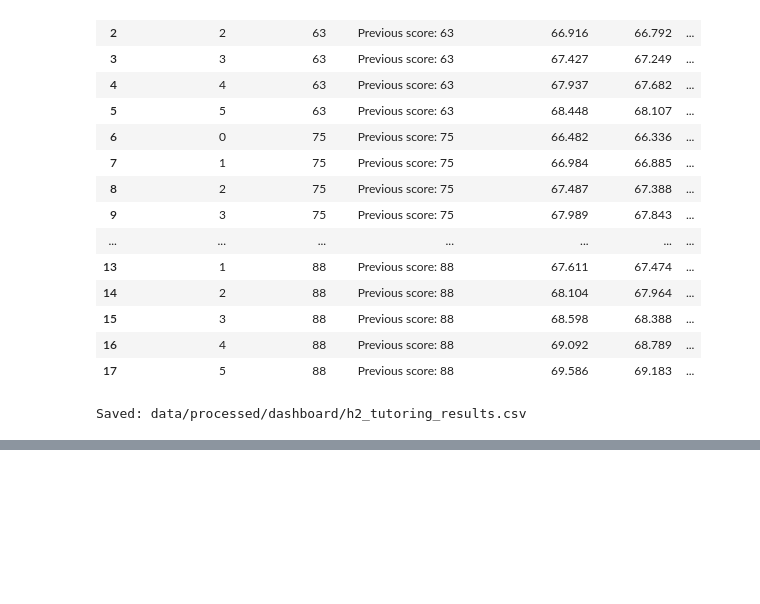
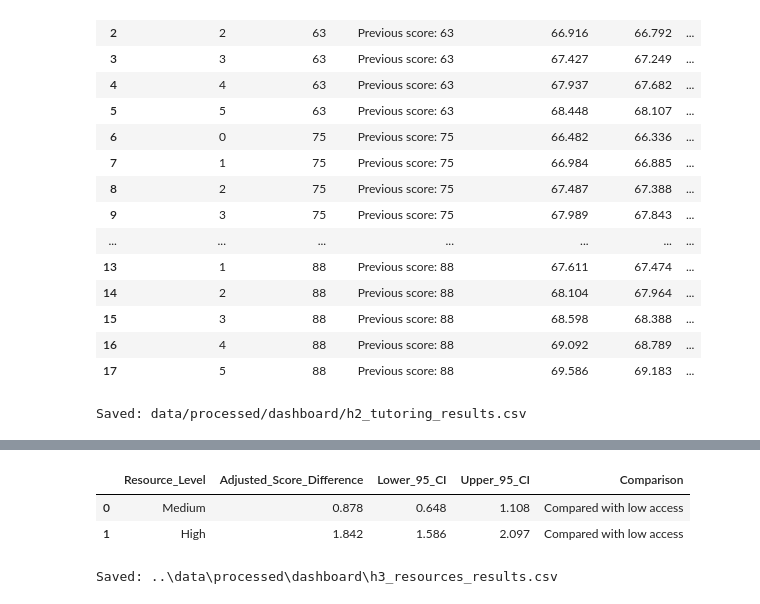
Before and after one commit to LieneRubule/student-performance-analysis, a Jupyter notebook: jupyter_notebooks/Student_Performance_Hypothesis_Testing.ipynb, the cells around one changed output, grey strips where cells are left out. Cells and saved outputs as stored; diff of their text form; code cells hidden in the pictures; blank space fills up the shorter version.

Commit message:
Export H3 resource access results for Power BI

```diff
--- a/jupyter_notebooks/Student_Performance_Hypothesis_Testing.ipynb
+++ b/jupyter_notebooks/Student_Performance_Hypothesis_Testing.ipynb
@@ -2883,0 +2892,59 @@ Saved: data/processed/dashboard/h2_tutoring_results.csv
+# %%
+# H3: Export adjusted resource-access results for Power BI
+# Compare medium and high access with low access, accounting for
+# family income and previous scores. Include 95% confidence intervals
+# and save the results locally as h3_resources_results.csv.
+
+from pathlib import Path
+import pandas as pd
+
+# Get the 95% confidence intervals from the fitted H3 model.
+# This model accounts for family income and previous scores.
+h3_confidence_intervals = h3_model.conf_int(alpha=0.05)
+
+# Create an empty list to collect the results for each resource level.
+h3_rows = []
+
+# Extract medium and high access results.
+# Low access is the reference category, so each coefficient represents
+# an adjusted exam-score difference compared with low access.
+for level in ["Medium", "High"]:
+
+    # Match the coefficient name used in the fitted model.
+    term = (
+        'C(Access_to_Resources, Treatment(reference="Low"))'
+        f"[T.{level}]"
+    )
+
+    # Store the estimated difference and its confidence limits.
+    h3_rows.append({
+        "Resource_Level": level,
+        "Adjusted_Score_Difference": h3_model.params[term],
+        "Lower_95_CI": h3_confidence_intervals.loc[term, 0],
+        "Upper_95_CI": h3_confidence_intervals.loc[term, 1],
+        "Comparison": "Compared with low access"
+    })
+
+# Convert the collected results into a table for Power BI.
+h3_dashboard = pd.DataFrame(h3_rows)
+
+# Create the dashboard export folder if it does not already exist.
+# This relative path assumes the notebook runs from jupyter_notebooks.
+export_folder = Path("../data/processed/dashboard")
+export_folder.mkdir(parents=True, exist_ok=True)
+
+# Save the results locally without an extra row-index column.
+# Keep full precision in the CSV for Power BI.
+h3_export_path = export_folder / "h3_resources_results.csv"
+h3_dashboard.to_csv(h3_export_path, index=False)
+
+# Round only the notebook preview, leaving the saved values unchanged.
+display(h3_dashboard.round(3))
+
+# Confirm where the CSV was saved.
+print(f"Saved: {h3_export_path}")
+# %% [output]
+|  | Resource_Level | Adjusted_Score_Difference | Lower_95_CI | Upper_95_CI | Comparison |
+| 0 | Medium | 0.878 | 0.648 | 1.108 | Compared with low access |
+| 1 | High | 1.842 | 1.586 | 2.097 | Compared with low access |
+Saved: ..\data\processed\dashboard\h3_resources_results.csv
```
Also changed, not shown: parts of 1 cell of this notebook, 1 other file.
